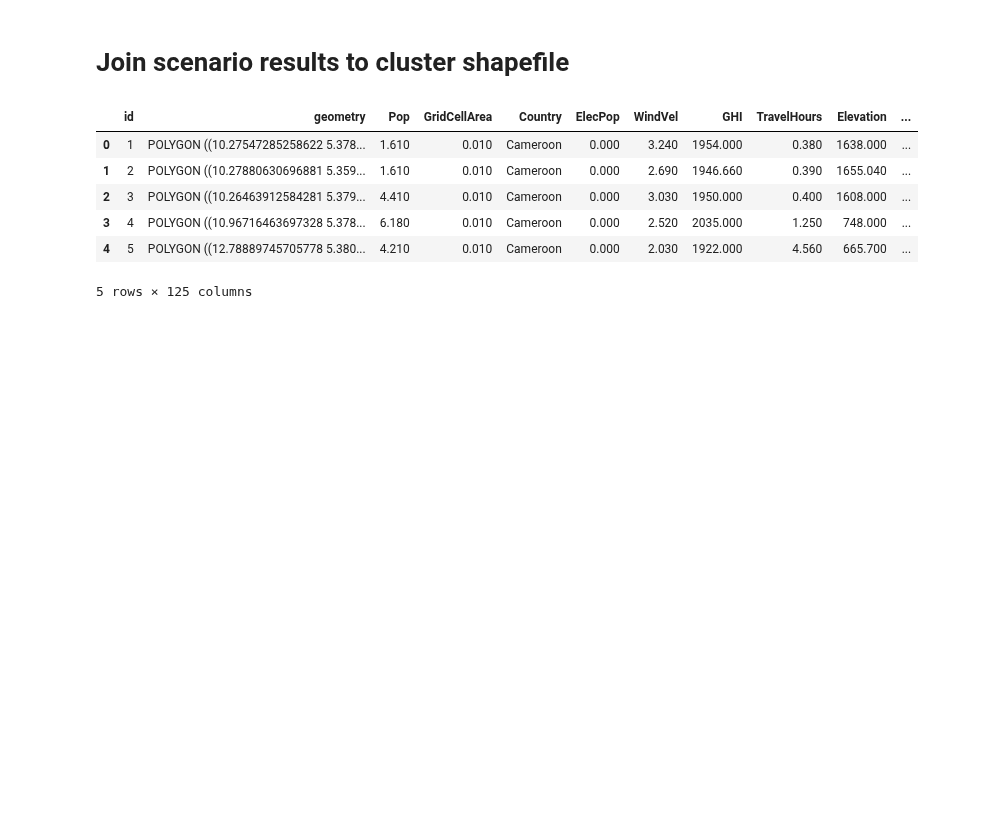
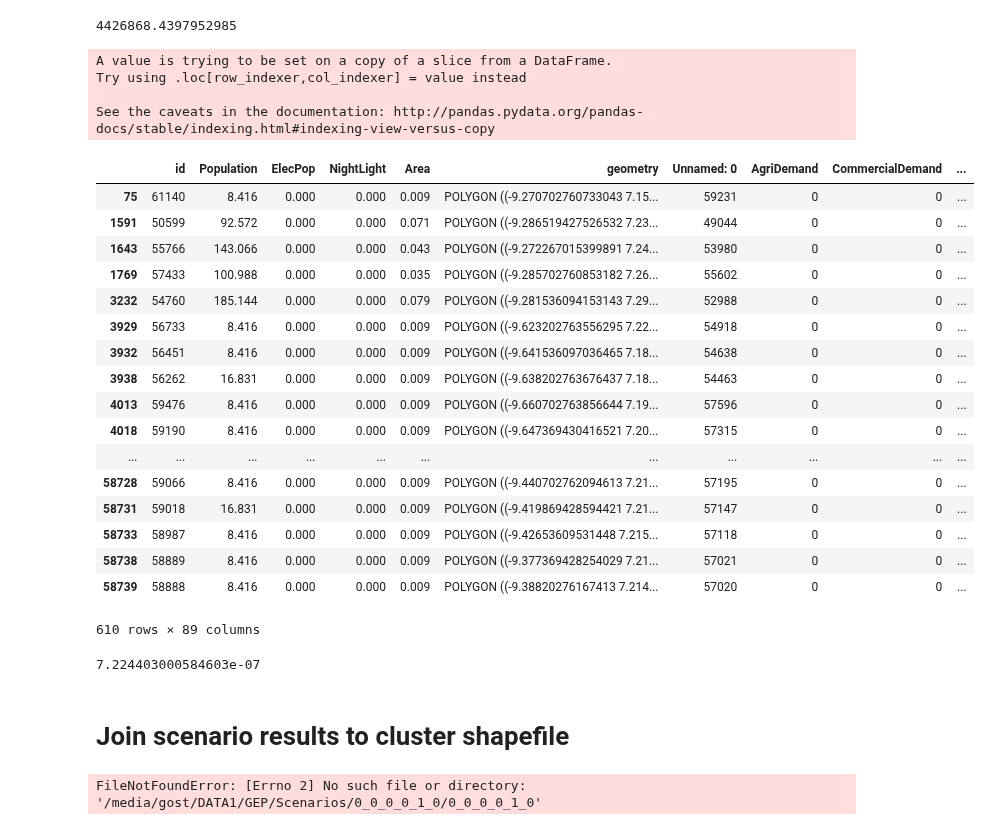
Before and after one commit to global-electrification-platform/gep_results_analysis, a Jupyter notebook: GEP_analysis/GEP_geographic_inspections.ipynb, the cells around one changed output. Drawn from its saved outputs; the diff is of its cells as text; code cells hidden in the pictures; blank space fills up the shorter version.

```diff
--- a/GEP_analysis/GEP_geographic_inspections.ipynb
+++ b/GEP_analysis/GEP_geographic_inspections.ipynb
@@ -28,10 +27,35 @@ GEP.get_assumptions("1_1_1_1_1_0")
  'Rollout: Least-cost nationwide']
 # %%
-scenario = "1_1_1_1_1_0"
-scenariosFolder=f'/media/gost/DATA1/GEP/Scenarios/Scenario_{scenario}'
+scenario = "0_0_0_0_1_0"
+scenariosFolder=f'/media/gost/DATA1/GEP/Scenarios/{scenario}'
 gFields = ['id','geometry','FinalElecCode2025','FinalElecCode2030', 'Pop2030']
 
 countries = []
 for x in os.listdir(scenariosFolder):
     if os.path.isdir(os.path.join(scenariosFolder, x)):
         countries.append(x[:4])
+# %%
+importlib.reload(GEP)
+# Summarize electrification numbers by admin region
+adm_data = '/media/gost/DATA1/GEP/OTHER_DATA/geoBoundaries-LBR-ADM2.geojson'
+inA = gpd.read_file(adm_data)
+
+country = 'lr-2'
+xx_so = GEP.gep_results(country,
+                    scenariosFolder=f'/media/gost/DATA1/GEP/Scenarios/',
+                    clustersFolder = '/media/gost/DATA1/GEP/Clusters',
+                    scenario=scenario)
+inD = xx_so.join_results()
+# %%
+inA['gep_pop'] = 0
+inA['gep_elec'] = 0
+
+for idx, row in inA.iterrows():
+    sel_s = inD.loc[inD.intersects(row['geometry'])].copy()
+    y = row['geometry']
+    sel_s['area'] = sel_s['geometry'].apply(lambda x: y.intersection(x).area/x.area)
+    sel_s['Population'] = sel_s['Population'] * sel_s['area']
+    sel_s['ElecPop'] = sel_s['ElecPop'] * sel_s['area']
+
+    inA.loc[idx, 'gep_pop'] = sel_s['Population'].sum()
+    inA.loc[idx, 'gep_elec'] = sel_s['ElecPop'].sum()
@@ -37,0 +71,4 @@ for x in os.listdir(scenariosFolder):
+# %%
+inA['gep_pop'].sum()
+# %% [output]
+4426868.4397952985
@@ -38,21 +77,48 @@ for x in os.listdir(scenariosFolder):
+# %%
+y = row['geometry']
+sel_s['area'] = sel_s['geometry'].apply(lambda x: y.intersection(x).area/x.area)
+# %% [output]
+A value is trying to be set on a copy of a slice from a DataFrame.
+Try using .loc[row_indexer,col_indexer] = value instead
+
+See the caveats in the documentation: http://pandas.pydata.org/pandas-docs/stable/indexing.html#indexing-view-versus-copy
+# %%
+sel_s
+# %% [output]
+|  | id | Population | ElecPop | NightLight | Area | geometry | Unnamed: 0 | AgriDemand | CommercialDemand | ... |
+| 75 | 61140 | 8.416 | 0.000 | 0.000 | 0.009 | POLYGON ((-9.270702760733043 7.15... | 59231 | 0 | 0 | ... |
+| 1591 | 50599 | 92.572 | 0.000 | 0.000 | 0.071 | POLYGON ((-9.286519427526532 7.23... | 49044 | 0 | 0 | ... |
+| 1643 | 55766 | 143.066 | 0.000 | 0.000 | 0.043 | POLYGON ((-9.272267015399891 7.24... | 53980 | 0 | 0 | ... |
+| 1769 | 57433 | 100.988 | 0.000 | 0.000 | 0.035 | POLYGON ((-9.285702760853182 7.26... | 55602 | 0 | 0 | ... |
+| 3232 | 54760 | 185.144 | 0.000 | 0.000 | 0.079 | POLYGON ((-9.281536094153143 7.29... | 52988 | 0 | 0 | ... |
+| 3929 | 56733 | 8.416 | 0.000 | 0.000 | 0.009 | POLYGON ((-9.623202763556295 7.22... | 54918 | 0 | 0 | ... |
+| 3932 | 56451 | 8.416 | 0.000 | 0.000 | 0.009 | POLYGON ((-9.641536097036465 7.18... | 54638 | 0 | 0 | ... |
+| 3938 | 56262 | 16.831 | 0.000 | 0.000 | 0.009 | POLYGON ((-9.638202763676437 7.18... | 54463 | 0 | 0 | ... |
+| 4013 | 59476 | 8.416 | 0.000 | 0.000 | 0.009 | POLYGON ((-9.660702763856644 7.19... | 57596 | 0 | 0 | ... |
+| 4018 | 59190 | 8.416 | 0.000 | 0.000 | 0.009 | POLYGON ((-9.647369430416521 7.20... | 57315 | 0 | 0 | ... |
+| ... | ... | ... | ... | ... | ... | ... | ... | ... | ... | ... |
+| 58728 | 59066 | 8.416 | 0.000 | 0.000 | 0.009 | POLYGON ((-9.440702762094613 7.21... | 57195 | 0 | 0 | ... |
+| 58731 | 59018 | 16.831 | 0.000 | 0.000 | 0.009 | POLYGON ((-9.419869428594421 7.21... | 57147 | 0 | 0 | ... |
+| 58733 | 58987 | 8.416 | 0.000 | 0.000 | 0.009 | POLYGON ((-9.42653609531448 7.215... | 57118 | 0 | 0 | ... |
+| 58738 | 58889 | 8.416 | 0.000 | 0.000 | 0.009 | POLYGON ((-9.377369428254029 7.21... | 57021 | 0 | 0 | ... |
+| 58739 | 58888 | 8.416 | 0.000 | 0.000 | 0.009 | POLYGON ((-9.38820276167413 7.214... | 57020 | 0 | 0 | ... |
+610 rows × 89 columns
+# %%
+y.intersection(sel_s['geometry'].iloc[0]).area
+# %% [output]
+7.224403000584603e-07
 # %% [markdown]
 # Join scenario results to cluster shapefile
 # %%
 country = 'cm-1'
 xx_so = gep_results(country,
-                    scenariosFolder=f'/media/gost/DATA1/GEP/Scenarios/Scenario_{scenario}',
+                    scenariosFolder=scenariosFolder,
                     clustersFolder = '/media/gost/DATA1/GEP/Clusters',
                     scenario=scenario)
 inD = xx_so.join_results()
 inD.head()
 # %% [output]
-|  | id | geometry | Pop | GridCellArea | Country | ElecPop | WindVel | GHI | TravelHours | Elevation | ... |
-| 0 | 1 | POLYGON ((10.27547285258622 5.378... | 1.610 | 0.010 | Cameroon | 0.000 | 3.240 | 1954.000 | 0.380 | 1638.000 | ... |
-| 1 | 2 | POLYGON ((10.27880630696881 5.359... | 1.610 | 0.010 | Cameroon | 0.000 | 2.690 | 1946.660 | 0.390 | 1655.040 | ... |
-| 2 | 3 | POLYGON ((10.26463912584281 5.379... | 4.410 | 0.010 | Cameroon | 0.000 | 3.030 | 1950.000 | 0.400 | 1608.000 | ... |
-| 3 | 4 | POLYGON ((10.96716463697328 5.378... | 6.180 | 0.010 | Cameroon | 0.000 | 2.520 | 2035.000 | 1.250 | 748.000 | ... |
-| 4 | 5 | POLYGON ((12.78889745705778 5.380... | 4.210 | 0.010 | Cameroon | 0.000 | 2.030 | 1922.000 | 4.560 | 665.700 | ... |
-5 rows × 125 columns
+FileNotFoundError: [Errno 2] No such file or directory: '/media/gost/DATA1/GEP/Scenarios/0_0_0_0_1_0/0_0_0_0_1_0'
 # %%
 inD.to_file('/media/gost/DATA1/GEP/Clusters/GEP_clusters_%s.shp' % scenario)
 # %%
```
Also changed, not shown: parts of 22 cells of this notebook, 4 other files.
